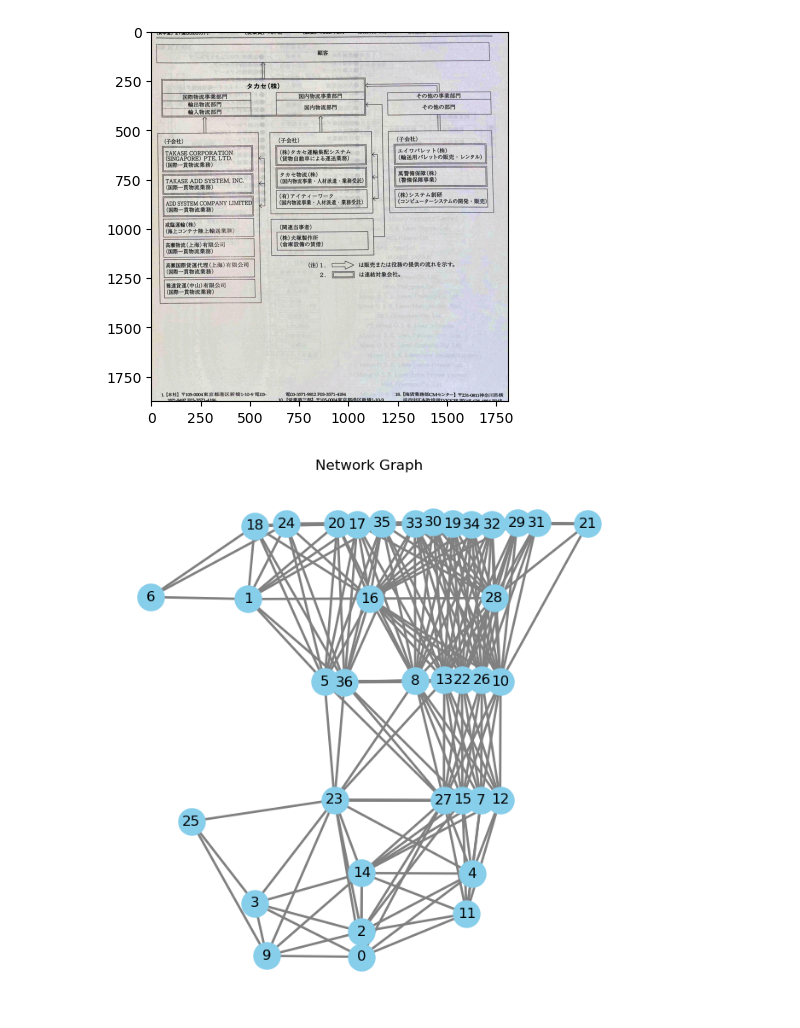
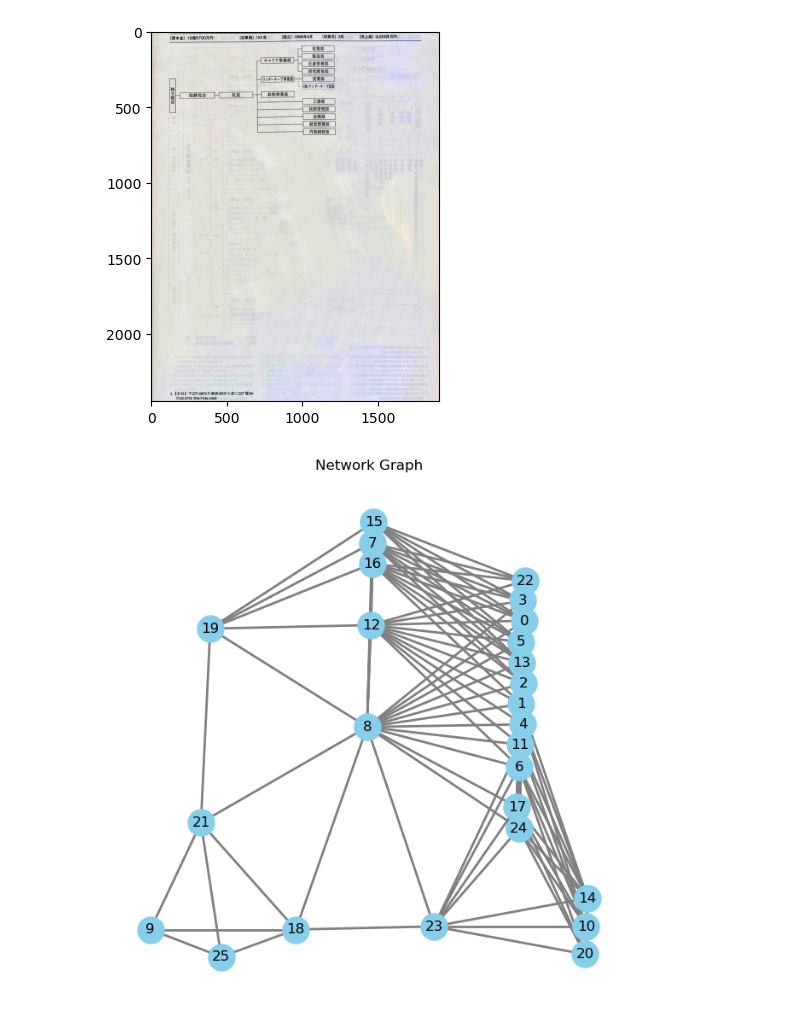
Before and after one commit to wakachii/SI-Org-chart, a Jupyter notebook: make_data/steps/network.ipynb, the cells around one changed output. Saved outputs shown, nothing was run; the diff lists cells and outputs as text; code cells hidden in the pictures.

```diff
--- a/make_data/steps/network.ipynb
+++ b/make_data/steps/network.ipynb
@@ -10,16 +10,16 @@ import re
 import json
 from tqdm import tqdm
 # %%
-path =  "/Users/satoshan/Library/CloudStorage/GoogleDrive-sato41kawa0707@gmail.com/マイドライブ/scan_org_charts/data/Org_chart/cropped/"
-path_json =  "/Users/satoshan/Library/CloudStorage/GoogleDrive-sato41kawa0707@gmail.com/マイドライブ/scan_org_charts/data/Org_chart/output/"
-path_clean = "/Users/satoshan/Library/CloudStorage/GoogleDrive-sato41kawa0707@gmail.com/マイドライブ/scan_org_charts/data/Org_chart/clean/"
+path =  "/Users/satoshan/Library/CloudStorage/GoogleDrive-sato41kawa0707@gmail.com/マイドライブ/SI-Org-Chart/data/Org_chart/cropped/"
+path_json =  "/Users/satoshan/Library/CloudStorage/GoogleDrive-sato41kawa0707@gmail.com/マイドライブ/SI-Org-Chart/data/Org_chart/output/"
+path_clean = "/Users/satoshan/Library/CloudStorage/GoogleDrive-sato41kawa0707@gmail.com/マイドライブ/SI-Org-Chart/data/Org_chart/clean/"
 files = os.listdir(path)
 files = [f for f in files if os.path.isfile(os.path.join(path, f))]
 files = [f for f in files if f.lower().endswith('.png')]
 files_json = os.listdir(path_json)
 files_json = [f for f in files_json if os.path.isfile(os.path.join(path_json, f))]
 # %%
-i = 7
+i = 16
 file = os.path.join(path, files[i])
 file_json = os.path.join(path_json, files_json[i])
 image = Image.open(file)
@@ -36,36 +36,36 @@ for i, box in enumerate(data["pred_boxes"]):
     x_normalized = (x_center / image_width) * 10
     y_normalized = (y_center / image_height) * 10
     centers.append({"id": i, "center": (x_normalized, y_normalized)})
 
 # make graph
 G = nx.Graph()
 # Add nodes to graph
 for center in centers:
     G.add_node(center["id"], pos=center["center"])
 # Add edges to graph
-distance_threshold_lower= 0
+distance_threshold_lower= 0.5
 distance_threshold_upper= 2
 for i in range(len(centers)):
     for j in range(i + 1, len(centers)):
         dist = np.linalg.norm(np.array(centers[i]["center"]) - np.array(centers[j]["center"]))
         if dist < distance_threshold_upper and dist > distance_threshold_lower:
             G.add_edge(centers[i]["id"], centers[j]["id"], weight=dist)
 
 pos = nx.get_node_attributes(G, "pos")
 
 plt.imshow(image)
 plt.show()
 
 plt.figure(figsize=(8, 8))
 nx.draw_networkx_nodes(G, pos, node_size=500, node_color='skyblue')
 nx.draw_networkx_edges(G, pos, width=2, edge_color='gray')
 nx.draw_networkx_labels(G, pos, font_size=12)
 plt.title("Network Graph")
 plt.axis('off')
 plt.show()
 # %% [output]
-[figure, old version]
+[figure, new version]
-[figure, old version]
+[figure, new version]
 # %%
 results = []
 
```
Also changed, not shown: parts of 1 cell of this notebook, 8 other files.
